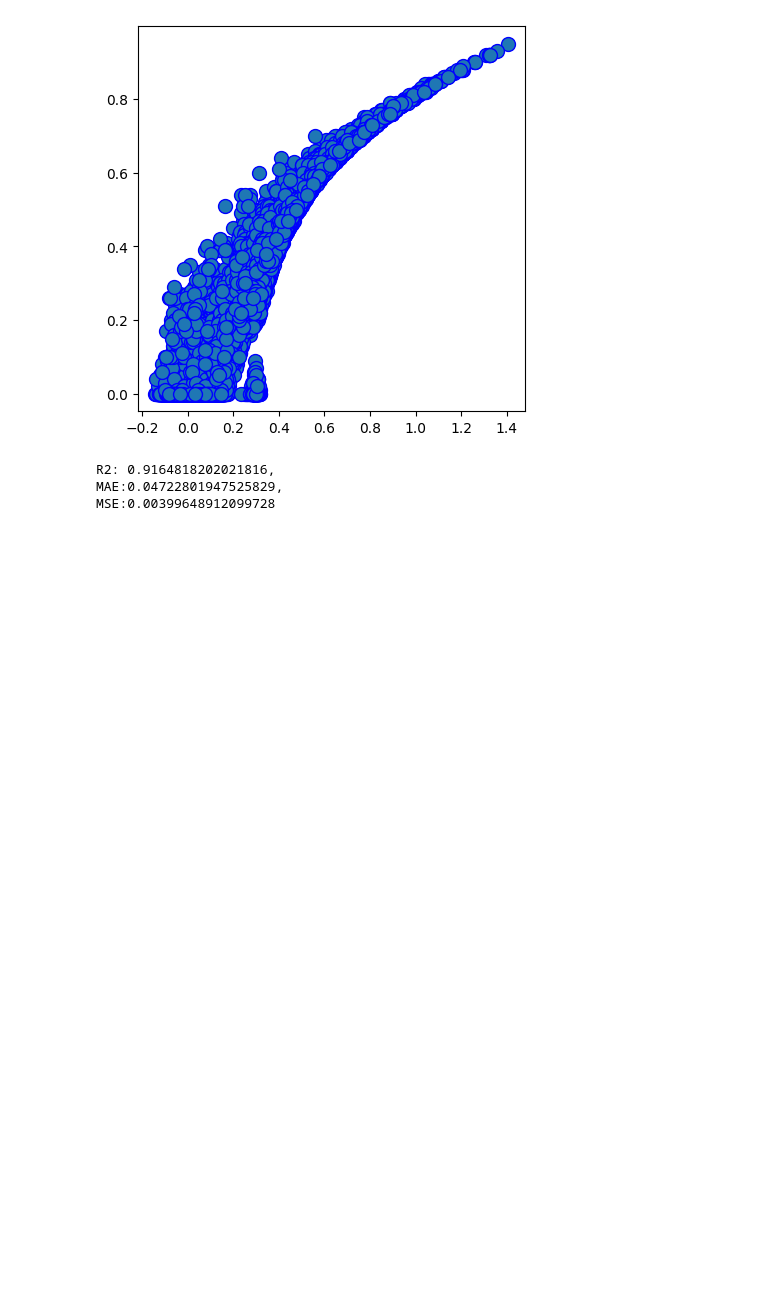
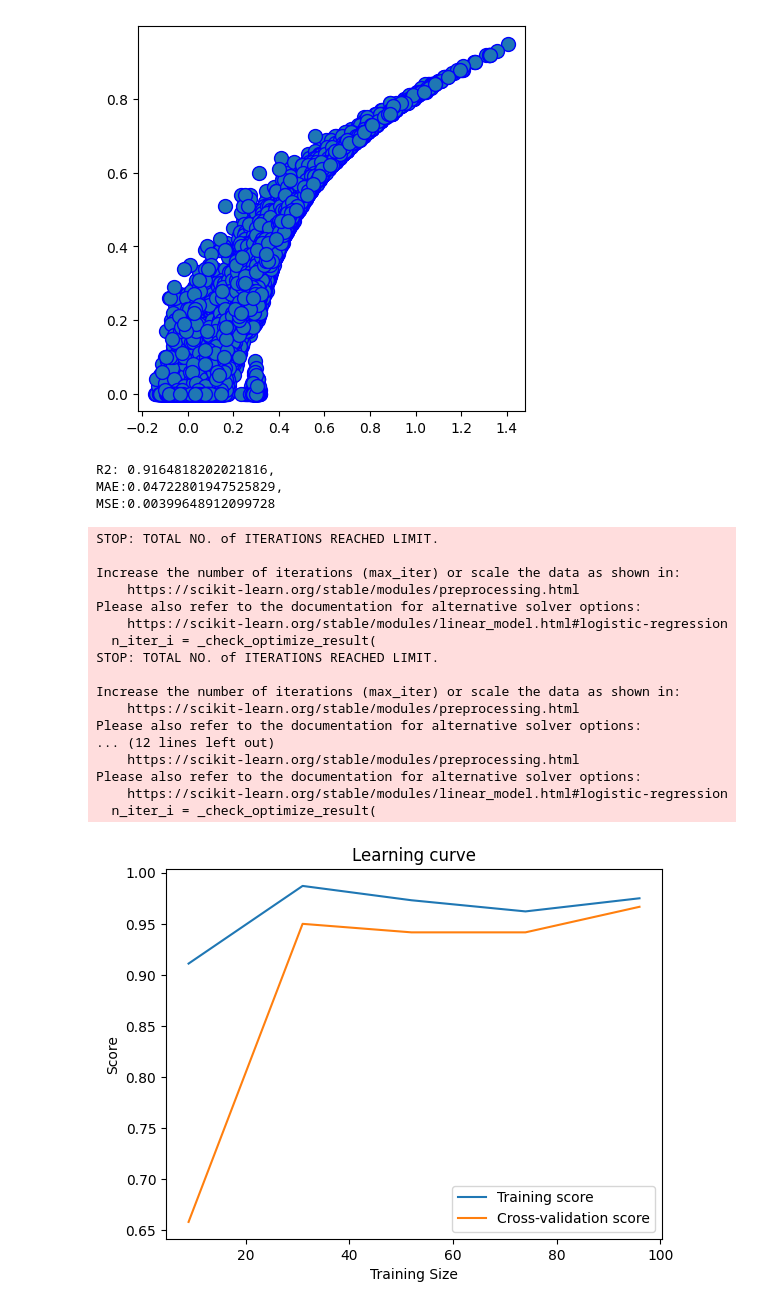
Before and after one commit to fernandobrancher/project_machine_learning_i, a Jupyter notebook: popularity_regression.ipynb, the cells around one changed output. Drawn from its saved outputs; the diff is of its cells as text; code cells hidden in the pictures; blank space fills up the shorter version.

```diff
--- a/popularity_regression.ipynb
+++ b/popularity_regression.ipynb
@@ -417,0 +444,51 @@ MSE:0.00399648912099728
+# %%
+# modelo de learning curve passado pelo professor como sugestão
+import numpy as np
+import matplotlib.pyplot as plt
+from sklearn.datasets import load_iris
+from sklearn.model_selection import learning_curve
+from sklearn.linear_model import LogisticRegression
+from sklearn.model_selection import train_test_split
+
+iris = load_iris()
+X = iris.data
+y = iris.target
+
+X_train, X_test, y_train, y_test = train_test_split(X, y, test_size=0.2, random_state=42)
+
+model = LogisticRegression()
+
+train_sizes, train_scores, val_scores = learning_curve(model, X_train, y_train, cv=5)
+
+# Compute the mean of the scores
+train_scores_mean = np.mean(train_scores, axis=1)
+val_scores_mean = np.mean(val_scores, axis=1)
+
+# Plot the learning curve
+plt.figure()
+plt.plot(train_sizes, train_scores_mean, label='Training score')
+plt.plot(train_sizes, val_scores_mean, label='Cross-validation score')
+plt.title('Learning curve')
+plt.xlabel('Training Size')
+plt.ylabel('Score')
+plt.legend(loc='best')
+plt.show()
+# %% [output]
+STOP: TOTAL NO. of ITERATIONS REACHED LIMIT.
+
+Increase the number of iterations (max_iter) or scale the data as shown in:
+    https://scikit-learn.org/stable/modules/preprocessing.html
+Please also refer to the documentation for alternative solver options:
+    https://scikit-learn.org/stable/modules/linear_model.html#logistic-regression
+  n_iter_i = _check_optimize_result(
+STOP: TOTAL NO. of ITERATIONS REACHED LIMIT.
+
+Increase the number of iterations (max_iter) or scale the data as shown in:
+    https://scikit-learn.org/stable/modules/preprocessing.html
+Please also refer to the documentation for alternative solver options:
+... (12 lines left out)
+    https://scikit-learn.org/stable/modules/preprocessing.html
+Please also refer to the documentation for alternative solver options:
+    https://scikit-learn.org/stable/modules/linear_model.html#logistic-regression
+  n_iter_i = _check_optimize_result(
+[figure, added]
```
Also changed, not shown: parts of 6 cells of this notebook, 1 other file.
